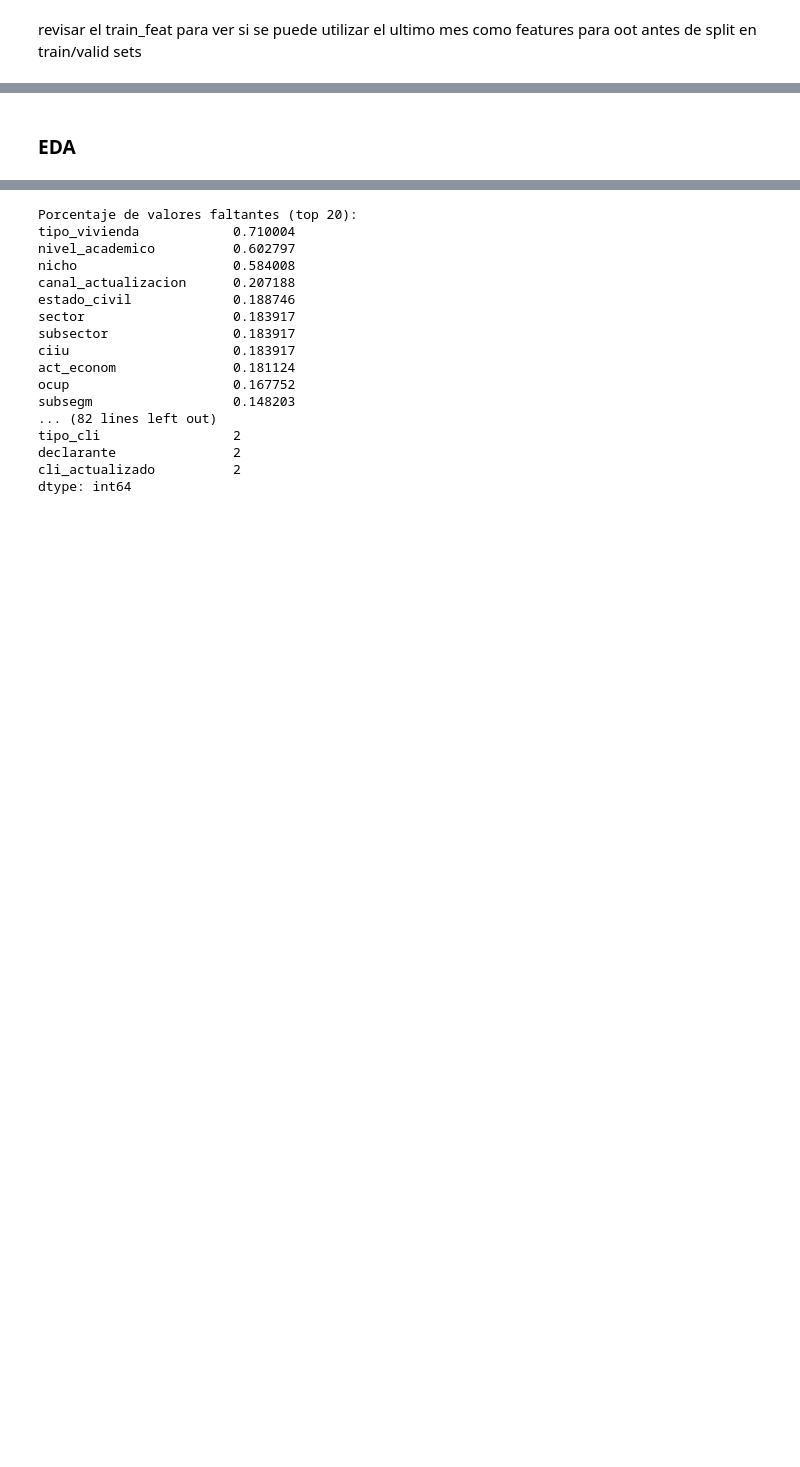
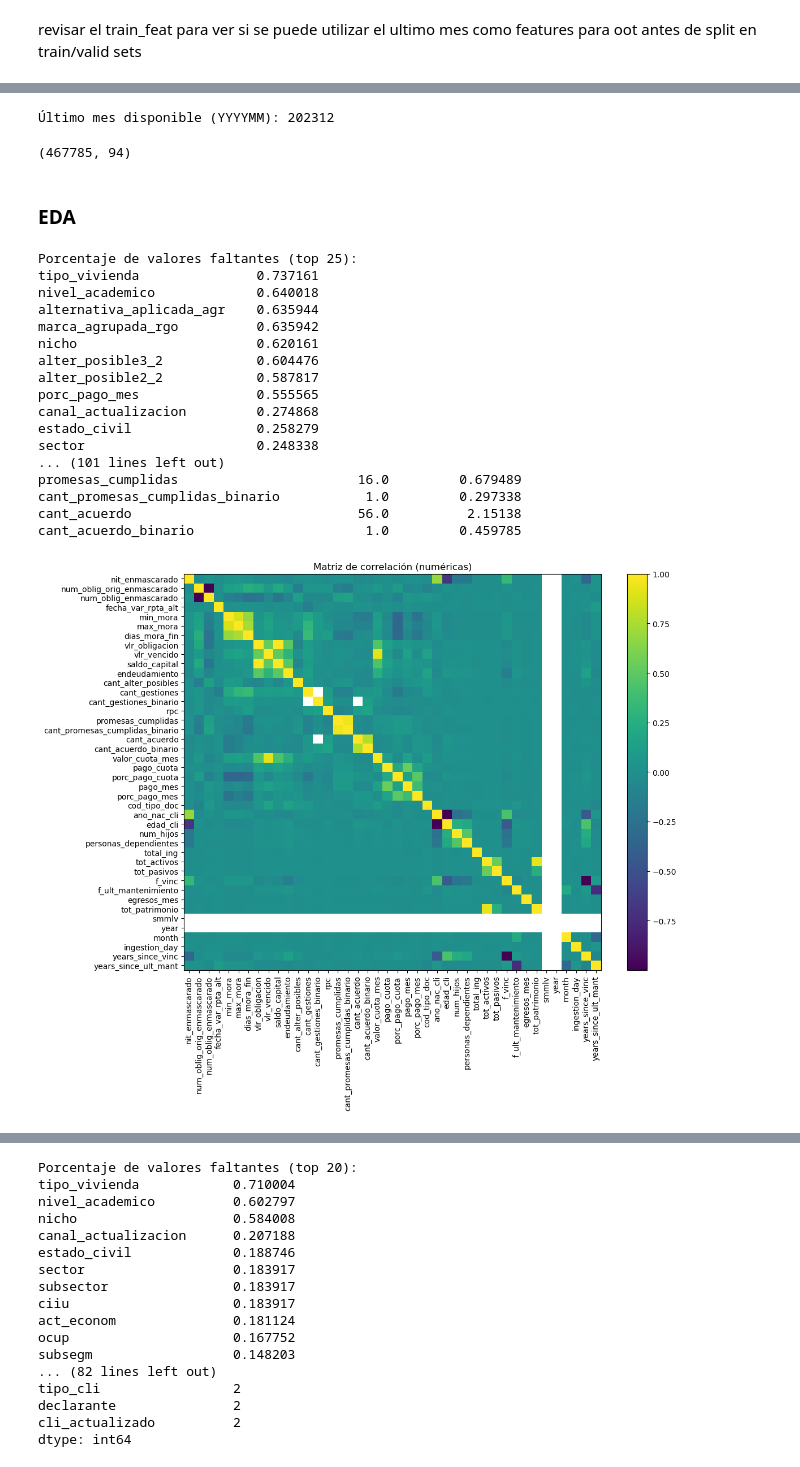
Before and after one commit to bavg22/testing, a Jupyter notebook: test.ipynb, the cells around one changed output, grey strips where cells are left out. Drawn from its saved outputs; the diff is of its cells as text; code cells hidden in the pictures; blank space fills up the shorter version.

Commit message:
train, valid and oot set created ready for base model

```diff
--- a/test.ipynb
+++ b/test.ipynb
@@ -410,2 +353,76 @@ print(train_feat[
+# %%
+# Filtrar train_feat df
+last_month = train_feat['fecha_var_rpta_alt'].max()
+
+# Filtra todas las filas de ese mes
+last_month = train_feat['fecha_var_rpta_alt'].max()
+print("Último mes disponible (YYYYMM):", last_month)
+
+# Separa df_train
+df_train_valid = train_feat[train_feat['fecha_var_rpta_alt'] < last_month].reset_index(drop=True)
+df_train_valid.shape
+# %% [output]
+Último mes disponible (YYYYMM): 202312
+(467785, 94)
 # %% [markdown]
 ### EDA
+# %%
+#EDA en df_train_valid
+df = df_train_valid
+
+# Porcentaje de valores faltantes
+missing_pct = df.isna().mean().sort_values(ascending=False)
+print("Porcentaje de valores faltantes (top 25):")
+print(missing_pct.head(25))
+
+# Cardinalidad de variables
+unique_counts = df.nunique().sort_values(ascending=False)
+print("\nNúmero de valores únicos (top 20):")
+print(unique_counts.head(20))
+
+# Estadísticas descriptivas numéricas
+print("\nEstadísticas descriptivas (numéricas):")
+print(df.describe().T.head(20))
+
+# Matriz de correlación numérica
+num_feats = df.select_dtypes(include=[np.number]).drop(columns=['var_rpta_alt'], errors='ignore')
+corr = num_feats.corr()
+
+plt.figure(figsize=(12, 10))
+plt.imshow(corr, aspect='auto')
+plt.colorbar()
+plt.xticks(range(len(corr.columns)), corr.columns, rotation=90)
+plt.yticks(range(len(corr.index)), corr.index)
+plt.title("Matriz de correlación (numéricas)")
+plt.tight_layout()
+plt.show()
+
+# Pares con alta correlación (>0.5)
+threshold_corr = 0.5
+high_corr = []
+for i in range(len(corr.columns)):
+    for j in range(i):
+        if abs(corr.iloc[i, j]) > threshold_corr:
+            high_corr.append((corr.columns[i], corr.columns[j], corr.iloc[i, j]))
+print("\nPares de variables con |correlación| > 0.5:")
+for var1, var2, val in high_corr:
+    print(f"{var1} ↔ {var2}: {val:.2f}")
+# %% [output]
+Porcentaje de valores faltantes (top 25):
+tipo_vivienda               0.737161
+nivel_academico             0.640018
+alternativa_aplicada_agr    0.635944
+marca_agrupada_rgo          0.635942
+nicho                       0.620161
+alter_posible3_2            0.604476
+alter_posible2_2            0.587817
+porc_pago_mes               0.555565
+canal_actualizacion         0.274868
+estado_civil                0.258279
+sector                      0.248338
+... (101 lines left out)
+promesas_cumplidas                       16.0         0.679489
+cant_promesas_cumplidas_binario           1.0         0.297338
+cant_acuerdo                             56.0          2.15138
+cant_acuerdo_binario                      1.0         0.459785
+[figure, added]
```
Also changed, not shown: parts of 17 cells of this notebook.
